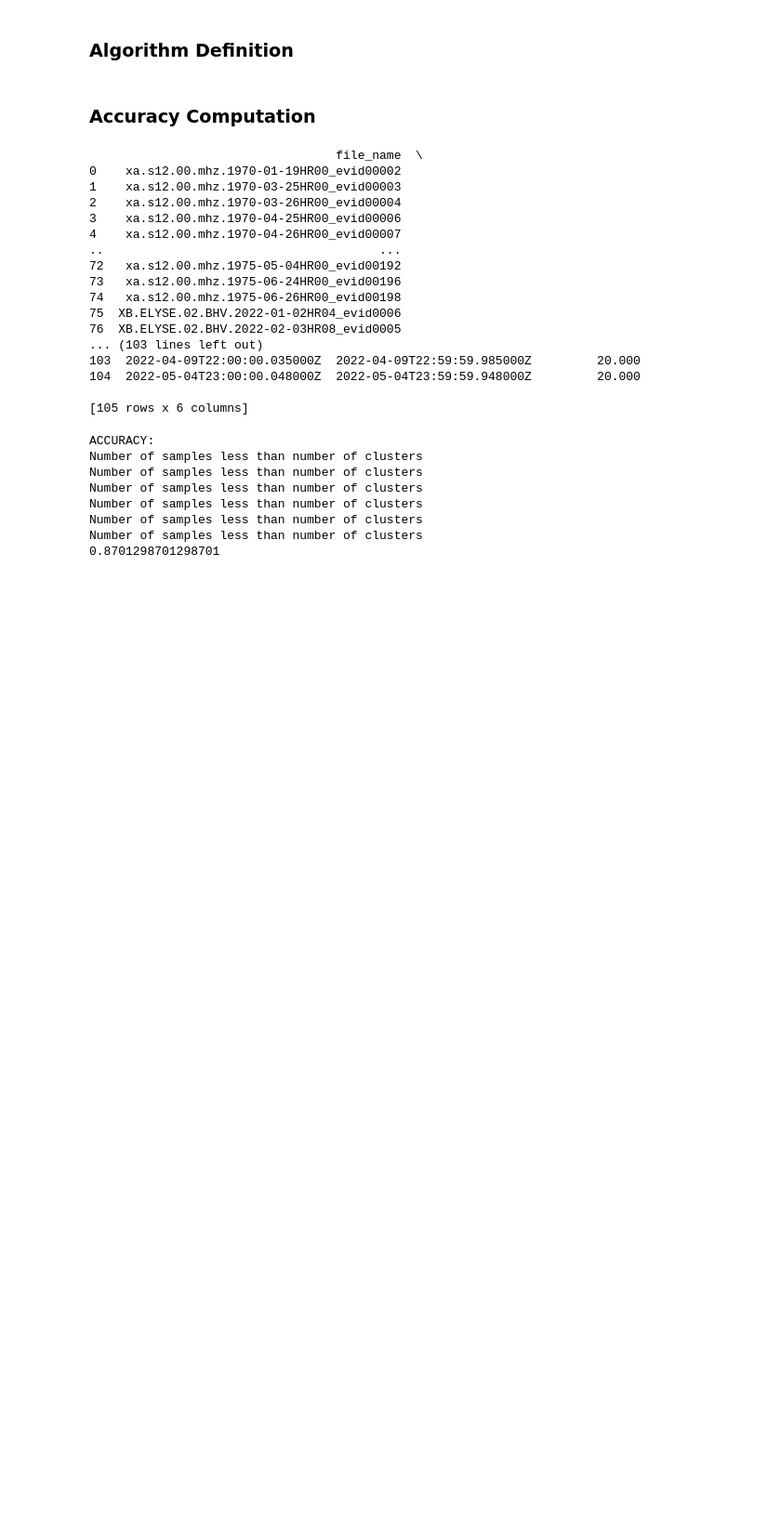
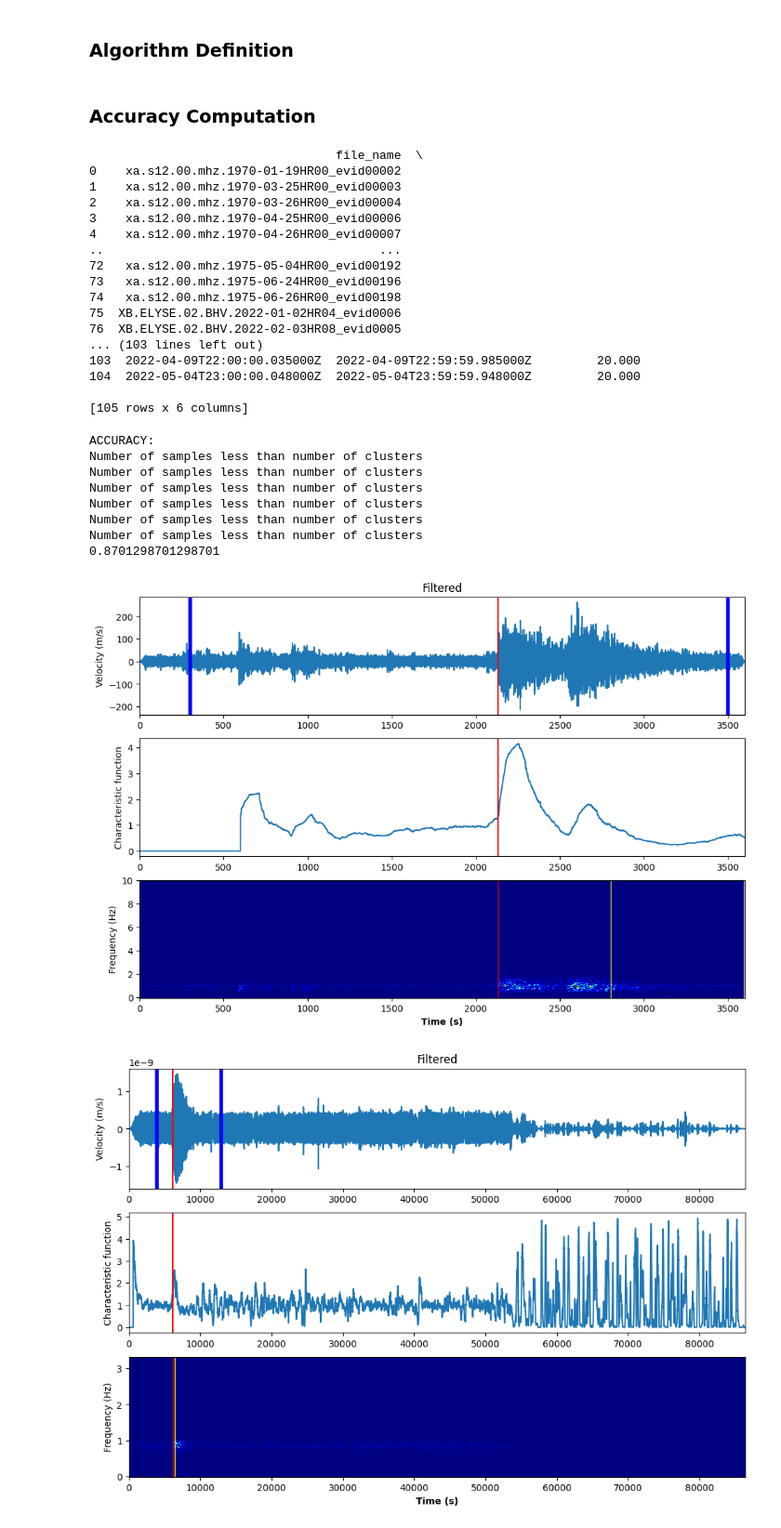
Before and after one commit to edo-ce/NASA_Space_Apps_Challenge_2024, a Jupyter notebook: signal2.ipynb, the cells around one changed output. Shown: that part at 93% size. Saved outputs shown, nothing was run; the diff lists cells and outputs as text; code cells hidden in the pictures; blank space fills up the shorter version.

Commit message:
Add display data

```diff
--- a/signal2.ipynb
+++ b/signal2.ipynb
@@ -278,3 +278,14 @@ Number of samples less than number of clusters
 Number of samples less than number of clusters
 Number of samples less than number of clusters
 0.8701298701298701
+# %%
+def display_data(df, num_samples=5, rand=True):
+    random_rows = df.sample(n=num_samples) if rand else df.sample(n=num_samples, random_state=42)
+    for row in random_rows.itertuples():
+        swd_centers, tmp_acc = seismic_centers_detect(row.rel_times, row.data, row.sampling_rate, _target=row.target,
+                        _STA=120, _LTA=600, _high_freq_thresh=0.05, _power_thresh=0.4, plot=True)
+
+display_data(train_data)
+# %% [output]
+[figure, added]
+[figure, added]
```
Also changed, not shown: parts of 1 cell of this notebook.
